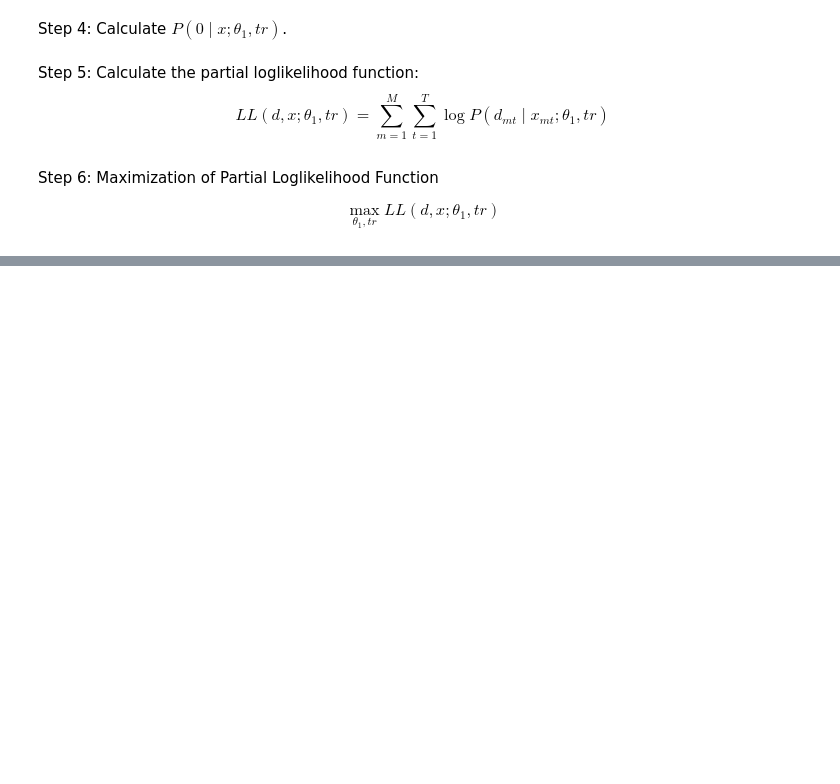
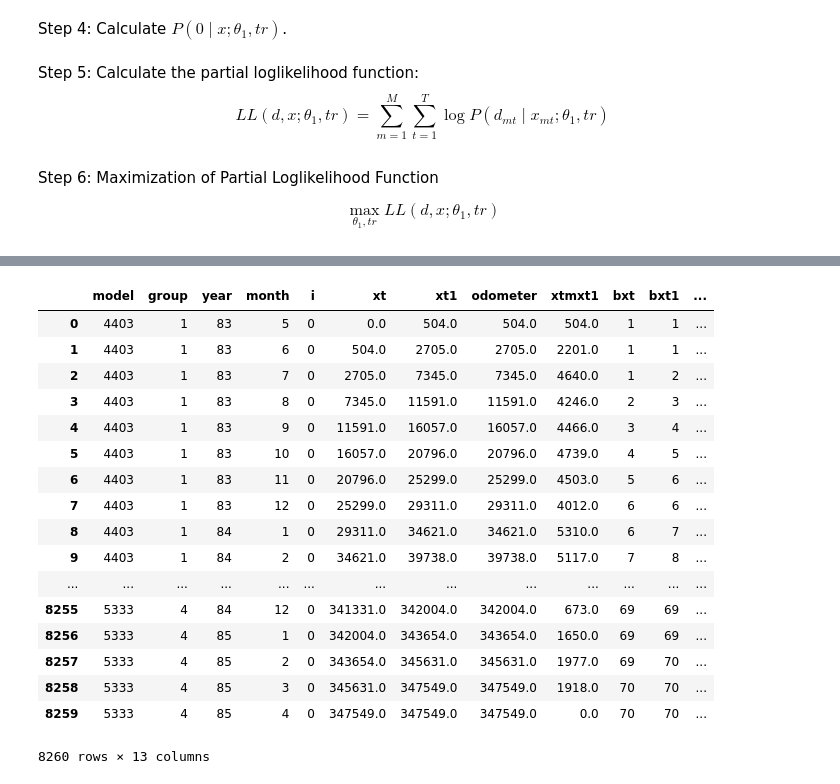
Before and after one commit to hktosun/hktosun.github.io, a Jupyter notebook: coursework/IO/ECON8602/hw4.ipynb, the cells around one changed output, grey strips where cells are left out. Saved outputs shown, nothing was run; the diff lists cells and outputs as text; code cells hidden in the pictures; blank space fills up the shorter version.

```diff
--- a/coursework/IO/ECON8602/hw4.ipynb
+++ b/coursework/IO/ECON8602/hw4.ipynb
@@ -149,0 +251,21 @@ TR:              9.80632865721
+# %%
+data.i ==
+# %% [output]
+|  | model | group | year | month | i | xt | xt1 | odometer | xtmxt1 | bxt | bxt1 | ... |
+| 0 | 4403 | 1 | 83 | 5 | 0 | 0.0 | 504.0 | 504.0 | 504.0 | 1 | 1 | ... |
+| 1 | 4403 | 1 | 83 | 6 | 0 | 504.0 | 2705.0 | 2705.0 | 2201.0 | 1 | 1 | ... |
+| 2 | 4403 | 1 | 83 | 7 | 0 | 2705.0 | 7345.0 | 7345.0 | 4640.0 | 1 | 2 | ... |
+| 3 | 4403 | 1 | 83 | 8 | 0 | 7345.0 | 11591.0 | 11591.0 | 4246.0 | 2 | 3 | ... |
+| 4 | 4403 | 1 | 83 | 9 | 0 | 11591.0 | 16057.0 | 16057.0 | 4466.0 | 3 | 4 | ... |
+| 5 | 4403 | 1 | 83 | 10 | 0 | 16057.0 | 20796.0 | 20796.0 | 4739.0 | 4 | 5 | ... |
+| 6 | 4403 | 1 | 83 | 11 | 0 | 20796.0 | 25299.0 | 25299.0 | 4503.0 | 5 | 6 | ... |
+| 7 | 4403 | 1 | 83 | 12 | 0 | 25299.0 | 29311.0 | 29311.0 | 4012.0 | 6 | 6 | ... |
+| 8 | 4403 | 1 | 84 | 1 | 0 | 29311.0 | 34621.0 | 34621.0 | 5310.0 | 6 | 7 | ... |
+| 9 | 4403 | 1 | 84 | 2 | 0 | 34621.0 | 39738.0 | 39738.0 | 5117.0 | 7 | 8 | ... |
+| ... | ... | ... | ... | ... | ... | ... | ... | ... | ... | ... | ... | ... |
+| 8255 | 5333 | 4 | 84 | 12 | 0 | 341331.0 | 342004.0 | 342004.0 | 673.0 | 69 | 69 | ... |
+| 8256 | 5333 | 4 | 85 | 1 | 0 | 342004.0 | 343654.0 | 343654.0 | 1650.0 | 69 | 69 | ... |
+| 8257 | 5333 | 4 | 85 | 2 | 0 | 343654.0 | 345631.0 | 345631.0 | 1977.0 | 69 | 70 | ... |
+| 8258 | 5333 | 4 | 85 | 3 | 0 | 345631.0 | 347549.0 | 347549.0 | 1918.0 | 70 | 70 | ... |
+| 8259 | 5333 | 4 | 85 | 4 | 0 | 347549.0 | 347549.0 | 347549.0 | 0.0 | 70 | 70 | ... |
+8260 rows × 13 columns
```
Also changed, not shown: parts of 4 cells of this notebook, 5 other files.
